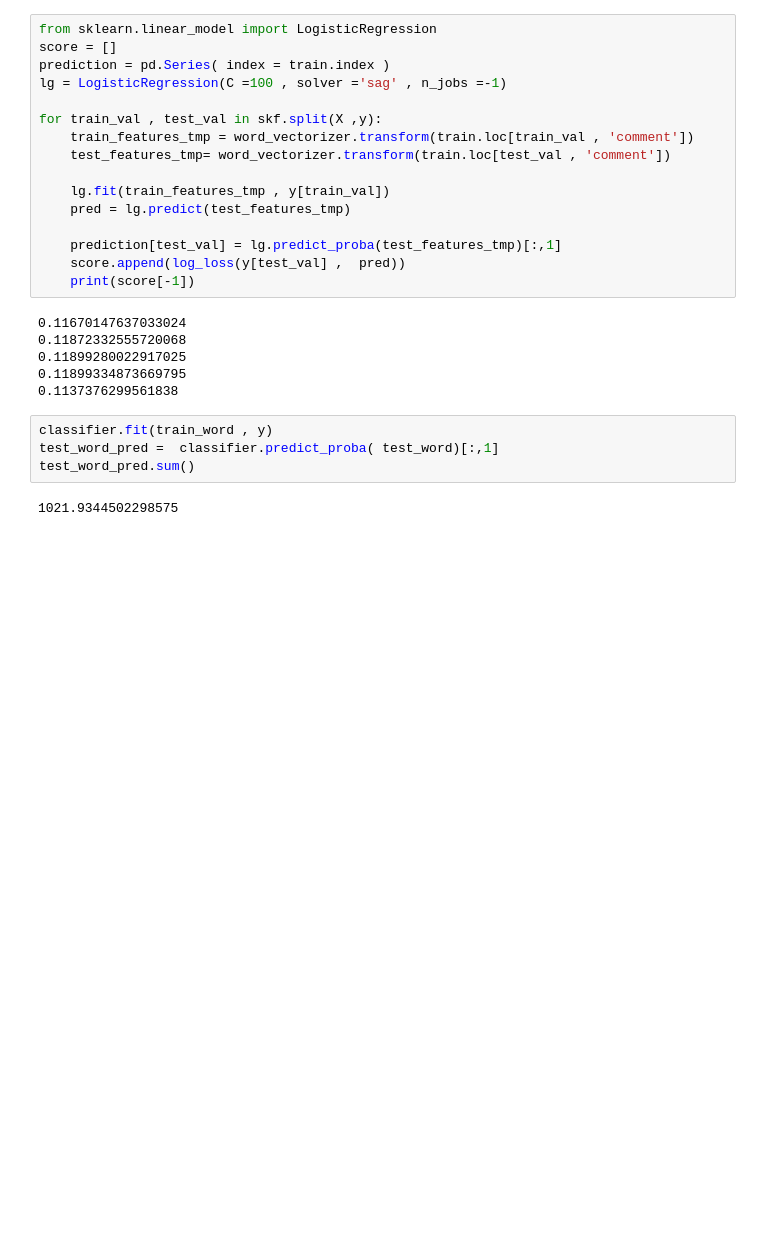
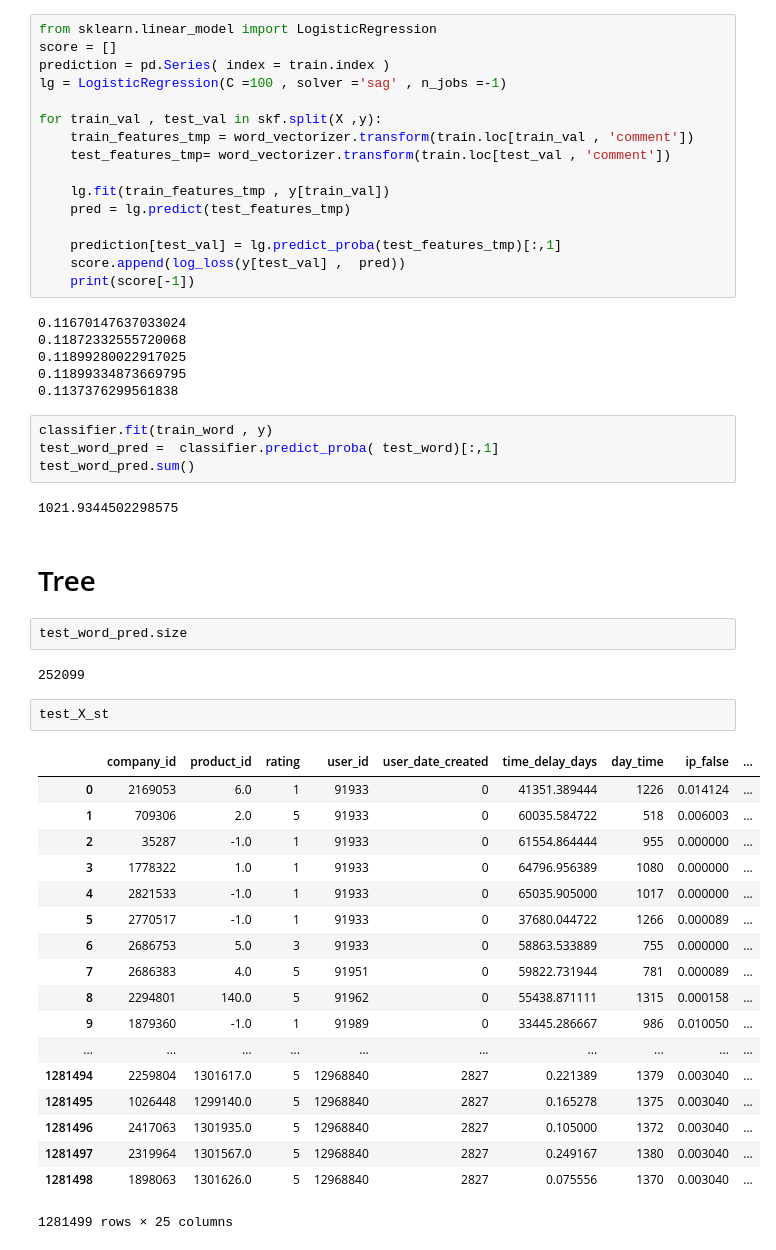
Before and after one commit to AfterPartyUDS/AI_Booster, a Jupyter notebook: Yakuben.ipynb, the cells around one changed output. Drawn from its saved outputs; the diff is of its cells as text; blank space fills up the shorter version.

```diff
--- a/Yakuben.ipynb
+++ b/Yakuben.ipynb
@@ -172,6 +170,33 @@ test_word_pred =  classifier.predict_proba( test_word)[:,1]
 test_word_pred.sum()
 # %% [output]
 1021.9344502298575
+# %% [markdown]
+# Tree
+# %%
+test_word_pred.size
+# %% [output]
+252099
+# %%
+test_X_st
+# %% [output]
+|  | company_id | product_id | rating | user_id | user_date_created | time_delay_days | day_time | ip_false | ... |
+| 0 | 2169053 | 6.0 | 1 | 91933 | 0 | 41351.389444 | 1226 | 0.014124 | ... |
+| 1 | 709306 | 2.0 | 5 | 91933 | 0 | 60035.584722 | 518 | 0.006003 | ... |
+| 2 | 35287 | -1.0 | 1 | 91933 | 0 | 61554.864444 | 955 | 0.000000 | ... |
+| 3 | 1778322 | 1.0 | 1 | 91933 | 0 | 64796.956389 | 1080 | 0.000000 | ... |
+| 4 | 2821533 | -1.0 | 1 | 91933 | 0 | 65035.905000 | 1017 | 0.000000 | ... |
+| 5 | 2770517 | -1.0 | 1 | 91933 | 0 | 37680.044722 | 1266 | 0.000089 | ... |
+| 6 | 2686753 | 5.0 | 3 | 91933 | 0 | 58863.533889 | 755 | 0.000000 | ... |
+| 7 | 2686383 | 4.0 | 5 | 91951 | 0 | 59822.731944 | 781 | 0.000089 | ... |
+| 8 | 2294801 | 140.0 | 5 | 91962 | 0 | 55438.871111 | 1315 | 0.000158 | ... |
+| 9 | 1879360 | -1.0 | 1 | 91989 | 0 | 33445.286667 | 986 | 0.010050 | ... |
+| ... | ... | ... | ... | ... | ... | ... | ... | ... | ... |
+| 1281494 | 2259804 | 1301617.0 | 5 | 12968840 | 2827 | 0.221389 | 1379 | 0.003040 | ... |
+| 1281495 | 1026448 | 1299140.0 | 5 | 12968840 | 2827 | 0.165278 | 1375 | 0.003040 | ... |
+| 1281496 | 2417063 | 1301935.0 | 5 | 12968840 | 2827 | 0.105000 | 1372 | 0.003040 | ... |
+| 1281497 | 2319964 | 1301567.0 | 5 | 12968840 | 2827 | 0.249167 | 1380 | 0.003040 | ... |
+| 1281498 | 1898063 | 1301626.0 | 5 | 12968840 | 2827 | 0.075556 | 1370 | 0.003040 | ... |
+1281499 rows × 25 columns
 # %%
 X_st = X
 X_st['pred'] = prediction
```
Also changed, not shown: parts of 24 cells of this notebook.
